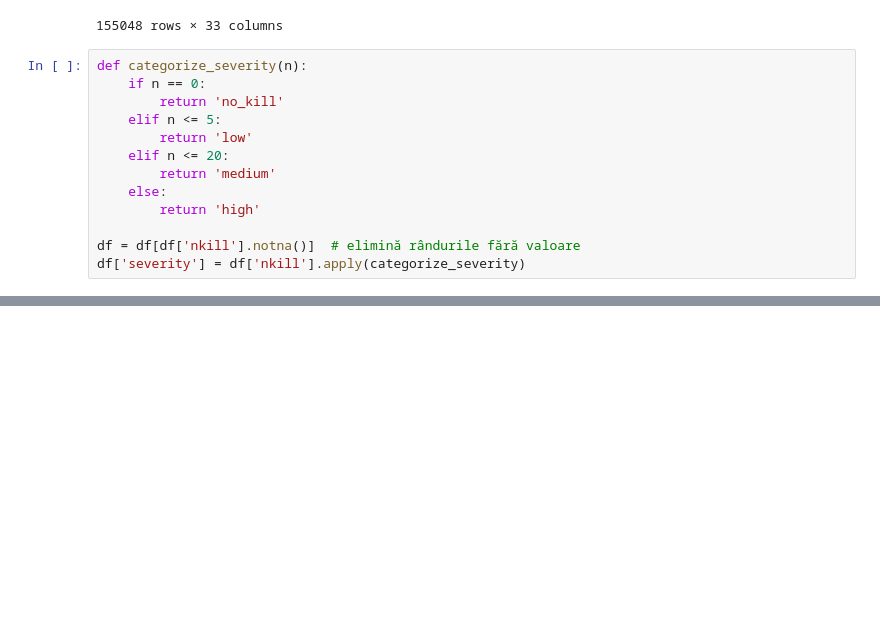
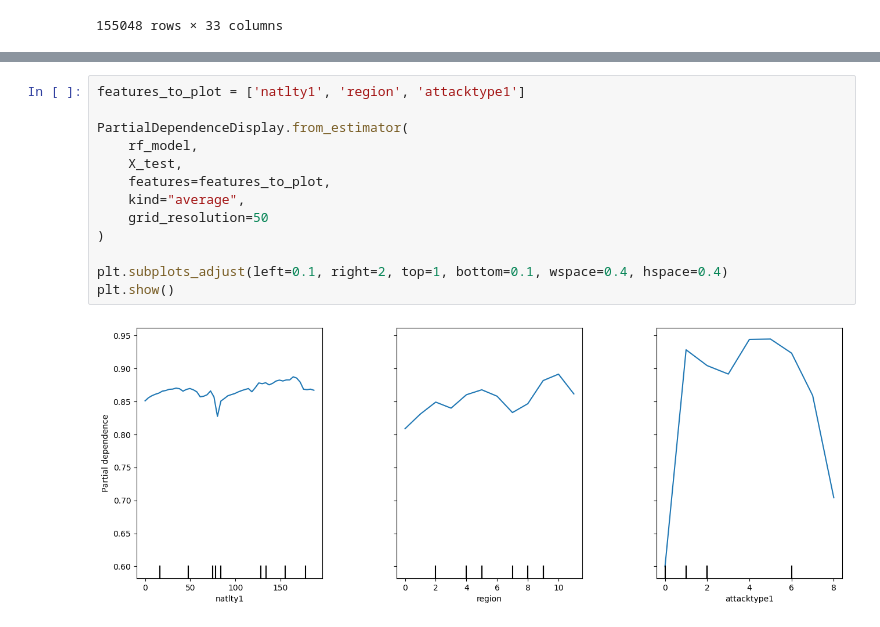
Before and after one commit to catadanciu18/proiect-AI, a Jupyter notebook: Untitled-1.ipynb, the cells around one changed output, grey strips where cells are left out. Drawn from its saved outputs; the diff is of its cells as text; blank space fills up the shorter version.

```diff
--- a/Untitled-1.ipynb
+++ b/Untitled-1.ipynb
@@ -184,16 +171,3 @@ Information Gain între 'natlty1' și 'country': 4.7263
 | 155046 | 201712310030 | 2017 | 12 | 31 | 0 | 160 | Philippines | 5 | Southeast Asia | Maguindanao | ... |
 | 155047 | 201712310031 | 2017 | 12 | 31 | 0 | 92 | India | 6 | South Asia | Manipur | ... |
 155048 rows × 33 columns
-# %%
-def categorize_severity(n):
-    if n == 0:
-        return 'no_kill'
-    elif n <= 5:
-        return 'low'
-    elif n <= 20:
-        return 'medium'
-    else:
-        return 'high'
-
-df = df[df['nkill'].notna()]  # elimină rândurile fără valoare
-df['severity'] = df['nkill'].apply(categorize_severity)
@@ -418,0 +316,15 @@ AttributeError: 'Pipeline' object has no attribute 'feature_importances_'
+# %%
+features_to_plot = ['natlty1', 'region', 'attacktype1']
+
+PartialDependenceDisplay.from_estimator(
+    rf_model,
+    X_test,
+    features=features_to_plot,
+    kind="average",
+    grid_resolution=50
+)
+
+plt.subplots_adjust(left=0.1, right=2, top=1, bottom=0.1, wspace=0.4, hspace=0.4)
+plt.show()
+# %% [output]
+[figure, added]
```
Also changed, not shown: parts of 15 cells of this notebook.
